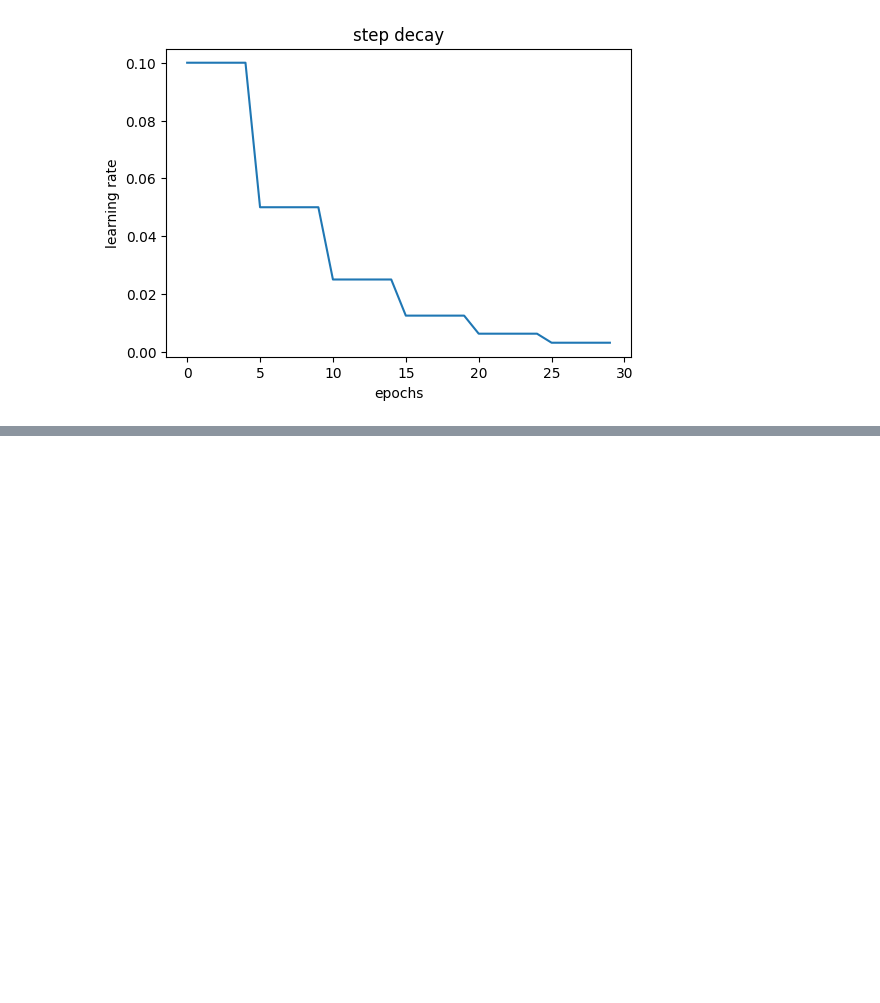
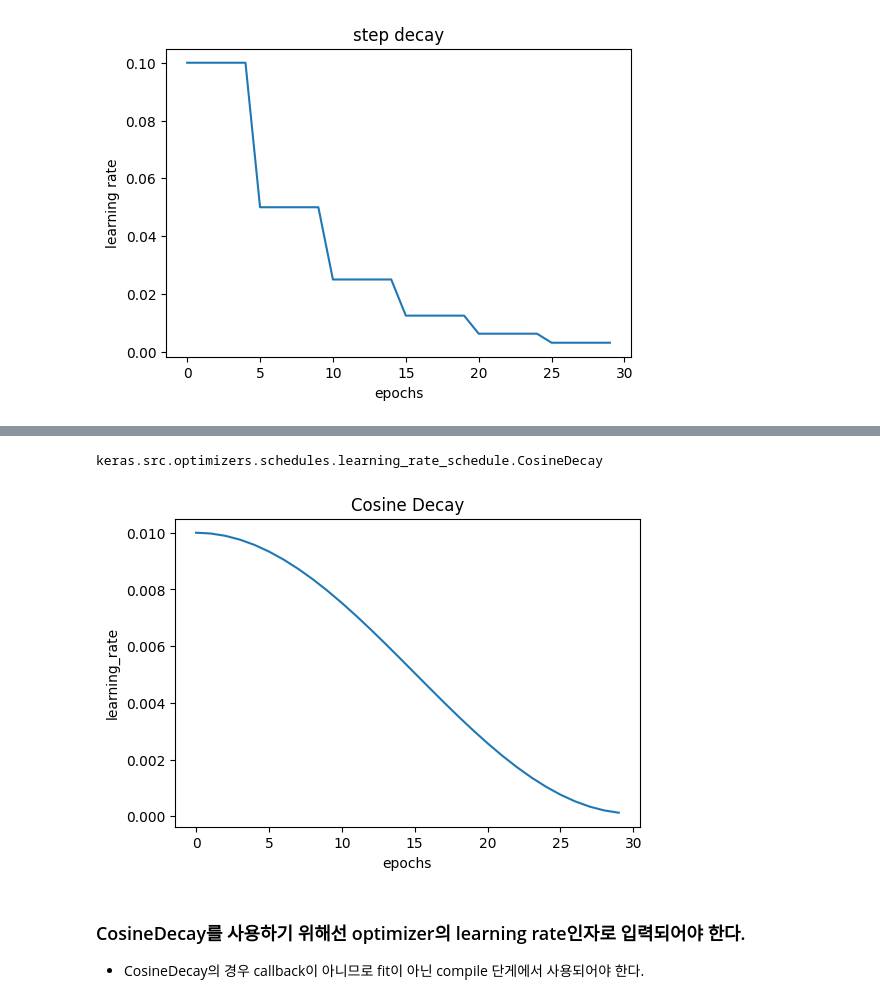
Before and after one commit to SSUcheese/inflearn-cnn-perfect-guide, a Jupyter notebook: learning-rate-scheduler-review.ipynb, the cells around one changed output, grey strips where cells are left out. Saved outputs shown, nothing was run; the diff lists cells and outputs as text; code cells hidden in the pictures; blank space fills up the shorter version.

Commit message:
Kaggle Notebook | Learning_Rate_Scheduler_review | implemented several learning rate schedulers

```diff
--- a/learning-rate-scheduler-review.ipynb
+++ b/learning-rate-scheduler-review.ipynb
@@ -246,0 +300,32 @@ Epoch 15/15
+# %%
+from tensorflow.keras.optimizers.schedules import CosineDecay
+
+cosine_decay = CosineDecay(initial_learning_rate=1e-2, decay_steps=30, alpha=1e-2)
+
+type(cosine_decay)
+# %% [output]
+keras.src.optimizers.schedules.learning_rate_schedule.CosineDecay
+# %%
+from tensorflow.keras.optimizers.schedules import CosineDecay
+
+import matplotlib.pyplot as plt
+%matplotlib inline
+
+def plot_scheduler(epochs_list, lr_list, title=None):
+    plt.figure(figsize=(6,4))
+    plt.plot(epochs_list, lr_list)
+    plt.xlabel('epochs')
+    plt.ylabel('learning_rate')
+    plt.title(title)
+
+cosine_decay = CosineDecay(initial_learning_rate=1e-2, decay_steps=30,alpha=1e-2)
+
+epochs_list = [i for i in range(0, 30)]
+lr_list = cosine_decay(epochs_list)
+
+plot_scheduler(epochs_list, lr_list, 'Cosine Decay')
+# %% [output]
+[figure, added]
+# %% [markdown]
+### CosineDecay를 사용하기 위해선 optimizer의 learning rate인자로 입력되어야 한다.
+* CosineDecay의 경우 callback이 아니므로 fit이 아닌 compile 단게에서 사용되어야 한다.
```
Also changed, not shown: parts of 15 cells of this notebook.
